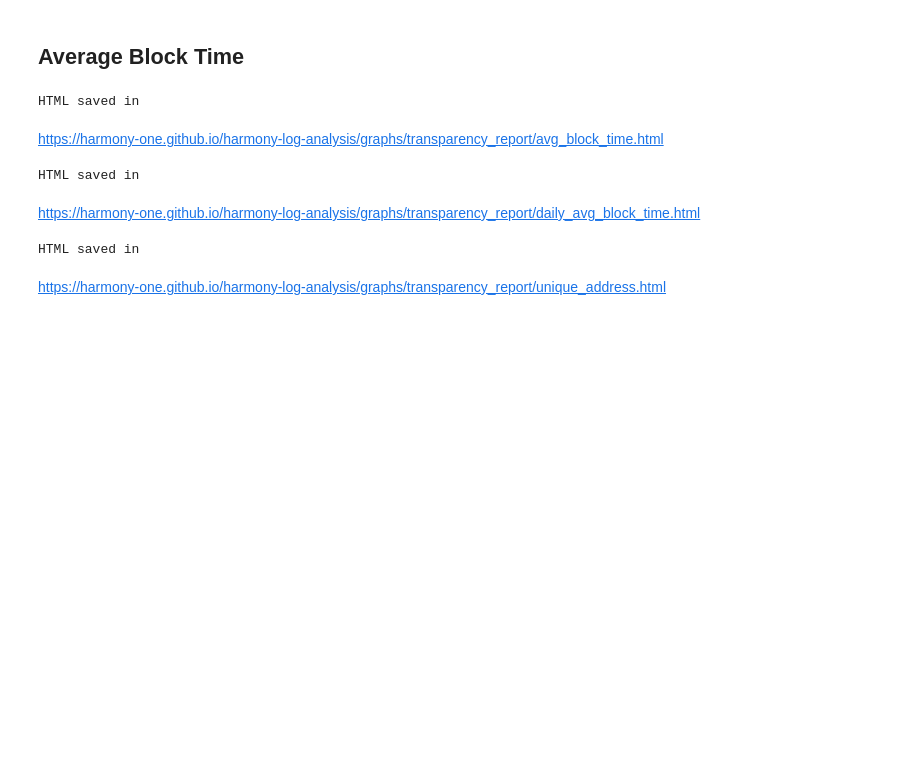
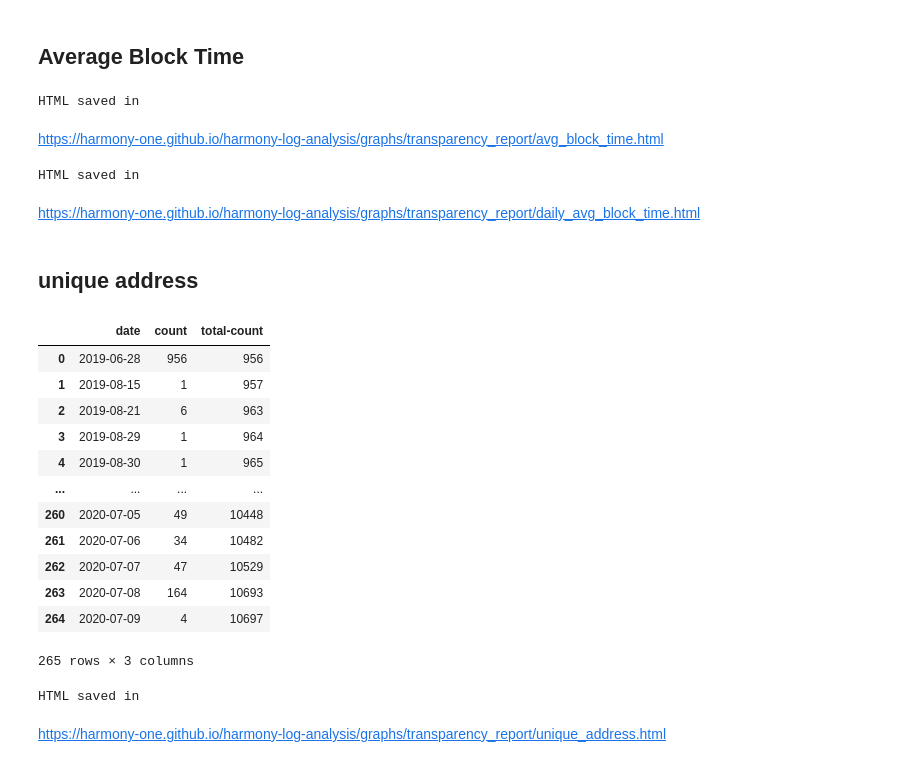
Before and after one commit to harmony-one/harmony-log-analysis, a Jupyter notebook: projects/transparency_report/daily_visualizatiion.ipynb, the cells around one changed output. Drawn from its saved outputs; the diff is of its cells as text; code cells hidden in the pictures; blank space fills up the shorter version.

```diff
--- a/projects/transparency_report/daily_visualizatiion.ipynb
+++ b/projects/transparency_report/daily_visualizatiion.ipynb
@@ -225,6 +237,36 @@ draw_block_time_graph(df)
 # %% [output]
 HTML saved in
 https://harmony-one.github.io/harmony-log-analysis/graphs/transparency_report/daily_avg_block_time.html
+# %% [markdown]
+## unique address
+# %%
+
+addr_dir = "logs/address_growth.log"
+address = read_data(addr_dir)
+addr_df = pd.DataFrame(address)
+addr_df["timestamp"] = pd.to_datetime(addr_df['timestamp'],format = '%Y-%m-%d')
+# %%
+addr_df.rename(columns = {'timestamp': 'date'}, inplace = True)
+# %%
+addr_df = addr_df.groupby(['date'])['count'].sum().reset_index(name = 'count')
+# %%
+addr_df['total-count'] = addr_df['count'].cumsum()
+# %%
+addr_df
+# %% [output]
+|  | date | count | total-count |
+| 0 | 2019-06-28 | 956 | 956 |
+| 1 | 2019-08-15 | 1 | 957 |
+| 2 | 2019-08-21 | 6 | 963 |
+| 3 | 2019-08-29 | 1 | 964 |
+| 4 | 2019-08-30 | 1 | 965 |
+| ... | ... | ... | ... |
+| 260 | 2020-07-05 | 49 | 10448 |
+| 261 | 2020-07-06 | 34 | 10482 |
+| 262 | 2020-07-07 | 47 | 10529 |
+| 263 | 2020-07-08 | 164 | 10693 |
+| 264 | 2020-07-09 | 4 | 10697 |
+265 rows × 3 columns
 # %%
 addr_dir = "logs/shard0_unique_address.log"
 address = read_data(addr_dir)
```
Also changed, not shown: parts of 2 cells of this notebook, 12 other files.
